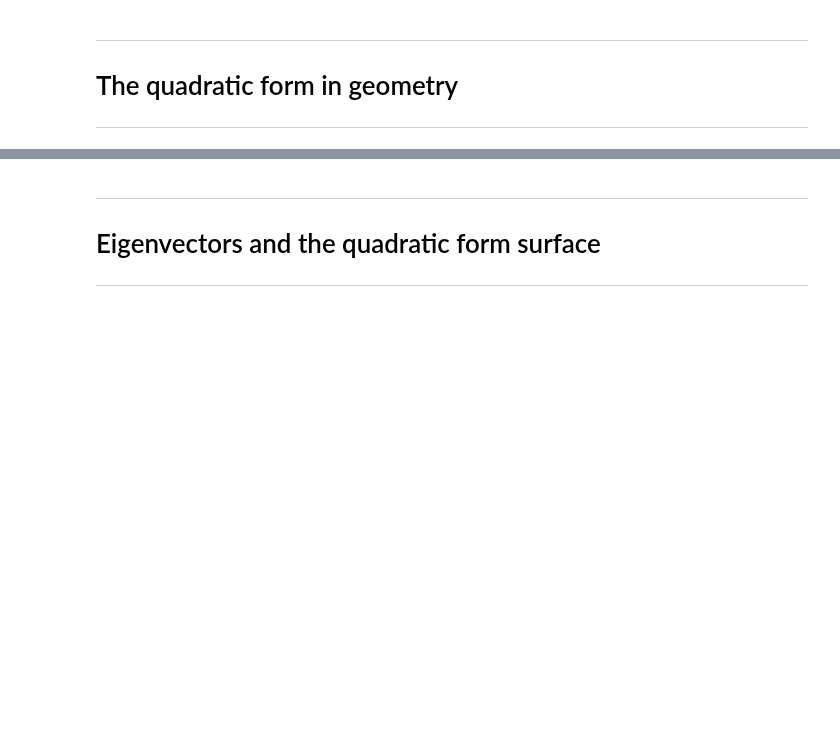
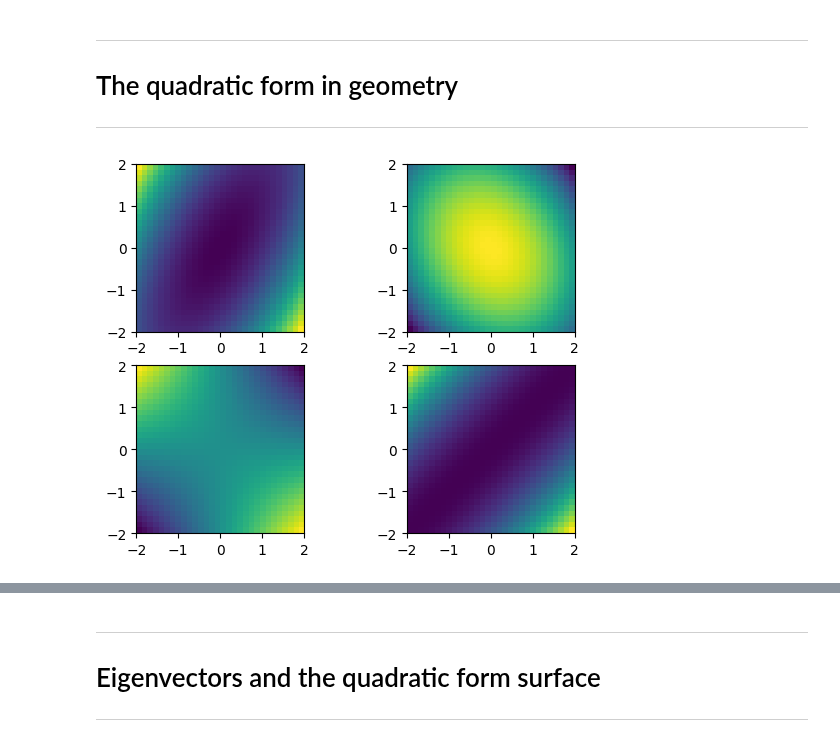
Before and after one commit to SiracencoSerghei/linear_algebra, a Jupyter notebook: 3.3_quadFormDefinite/3.3_quadform_allCode.ipynb, the cells around one changed output, grey strips where cells are left out. Cells and saved outputs as stored; diff of their text form; code cells hidden in the pictures; blank space fills up the shorter version.

```diff
--- a/3.3_quadFormDefinite/3.3_quadform_allCode.ipynb
+++ b/3.3_quadFormDefinite/3.3_quadform_allCode.ipynb
@@ -52,37 +64,40 @@ plt.show()
 ---
 # %%
 # some different matrices
-S = np.zeros((4,), dtype=np.object)
+S = np.zeros((4,), dtype=object)
 
 S[0] = [ [ 4, 4], [4, 9] ]
 S[1] = [ [-4,-1], [3,-5] ]
 S[2] = [ [ 0, 1], [2, 0] ]
 S[3] = [ [ 1, 1], [1, 1] ]
 
 # range for vector w
 n = 30
 wRange = np.linspace(-2,2,n)
 
 # initialize quadratic form matrix
 qf = np.zeros( (n,n) )
 
 
 for i in range(4):
 
     # compute QF
     for xi in range(n):
         for yi in range(n):
             # this w
             w = np.transpose([ wRange[xi], wRange[yi] ])
 
             # QF
             qf[xi,yi] = w.T@S[i]@w
 
     # show the map
     plt.subplot(2,2,i+1)
+    # plt.imshow(qf)
     plt.imshow(qf,extent=[wRange[0],wRange[-1],wRange[0],wRange[-1]])
 
 plt.show()
+# %% [output]
+[figure, added]
 # %%
 # 3D plotting code
 
```
Also changed, not shown: parts of 7 cells of this notebook.
